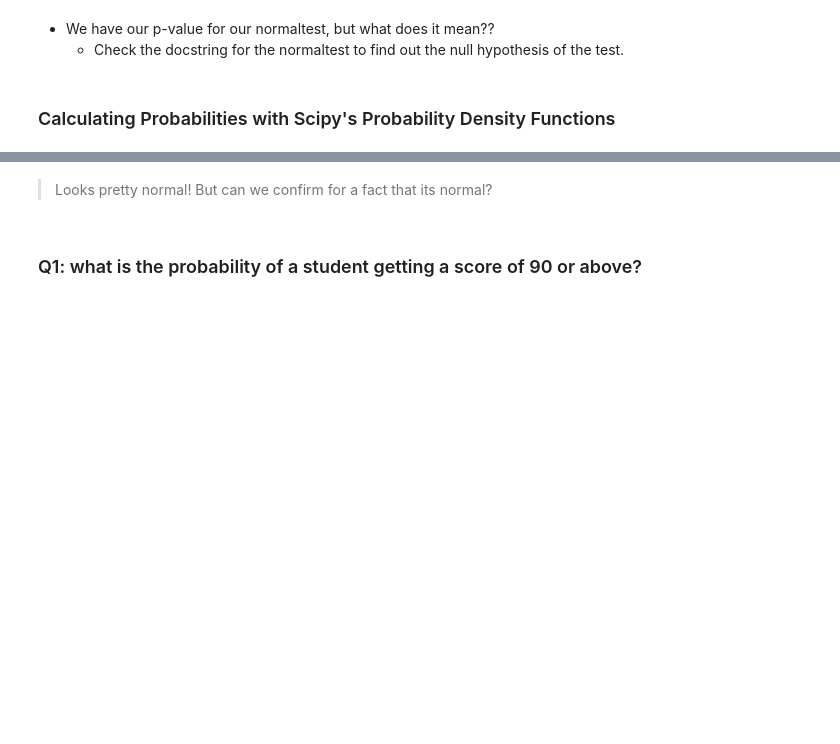
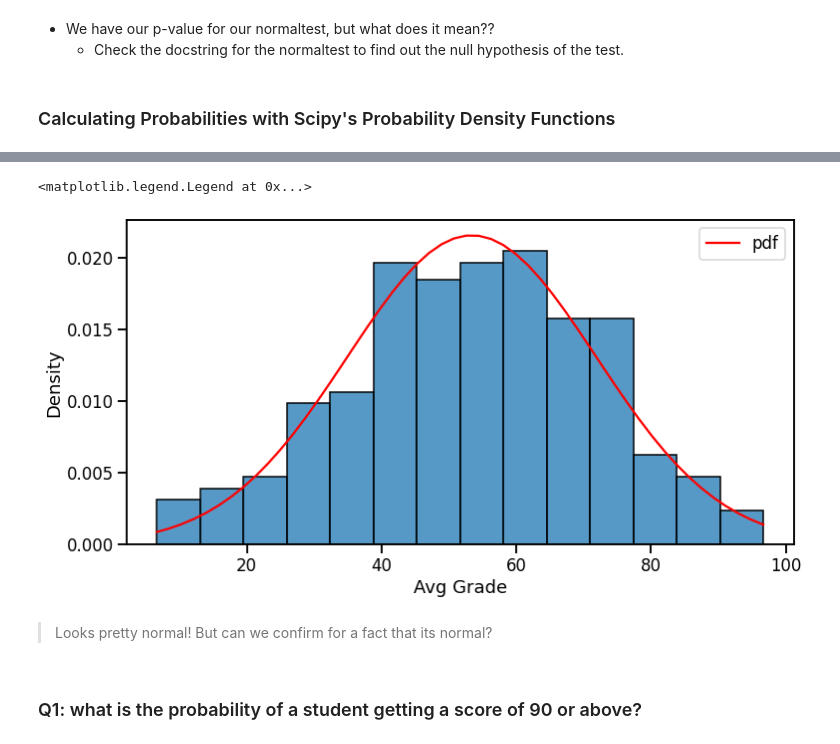
Before and after one commit to coding-dojo-data-science/data-enrichment-wk15-lect01-codealong, a Jupyter notebook: PreClass - From Distributions to Hypothesis copy.ipynb, the cells around one changed output, grey strips where cells are left out. Cells and saved outputs as stored; diff of their text form; code cells hidden in the pictures; blank space fills up the shorter version.

```diff
--- a/PreClass - From Distributions to Hypothesis copy.ipynb
+++ b/PreClass - From Distributions to Hypothesis copy.ipynb
@@ -47,2 +108,4 @@ pd.set_option('display.max_columns',100)
 # %%
 ## generate a linearly-spaced array of values that span the min to the max
+xs = np.linspace(df['Avg Grade'].min(),df['Avg Grade'].max())
+xs
@@ -49,2 +123,4 @@ pd.set_option('display.max_columns',100)
 # %%
 ## use stats.norm.pdf to get the PDF curve that corresponds to your distribution's values
+pdf = stats.norm.pdf(xs, loc = df['Avg Grade'].mean(),scale = df['Avg Grade'].std())
+pdf
@@ -51,5 +138,11 @@ pd.set_option('display.max_columns',100)
 # %%
 ## Plot the histogram again AND then plot the pdf we calculated.
+sns.histplot(data=df, x= 'Avg Grade', stat = 'density')
+plt.plot(xs,pdf,color = 'red',label = 'pdf')
+plt.legend()
+# %% [output]
+<matplotlib.legend.Legend at 0x...>
+[figure, added]
 # %% [markdown]
 > Looks pretty normal! But can we confirm for a fact that its normal?
 # %% [markdown]
```
Also changed, not shown: parts of 28 cells of this notebook.
